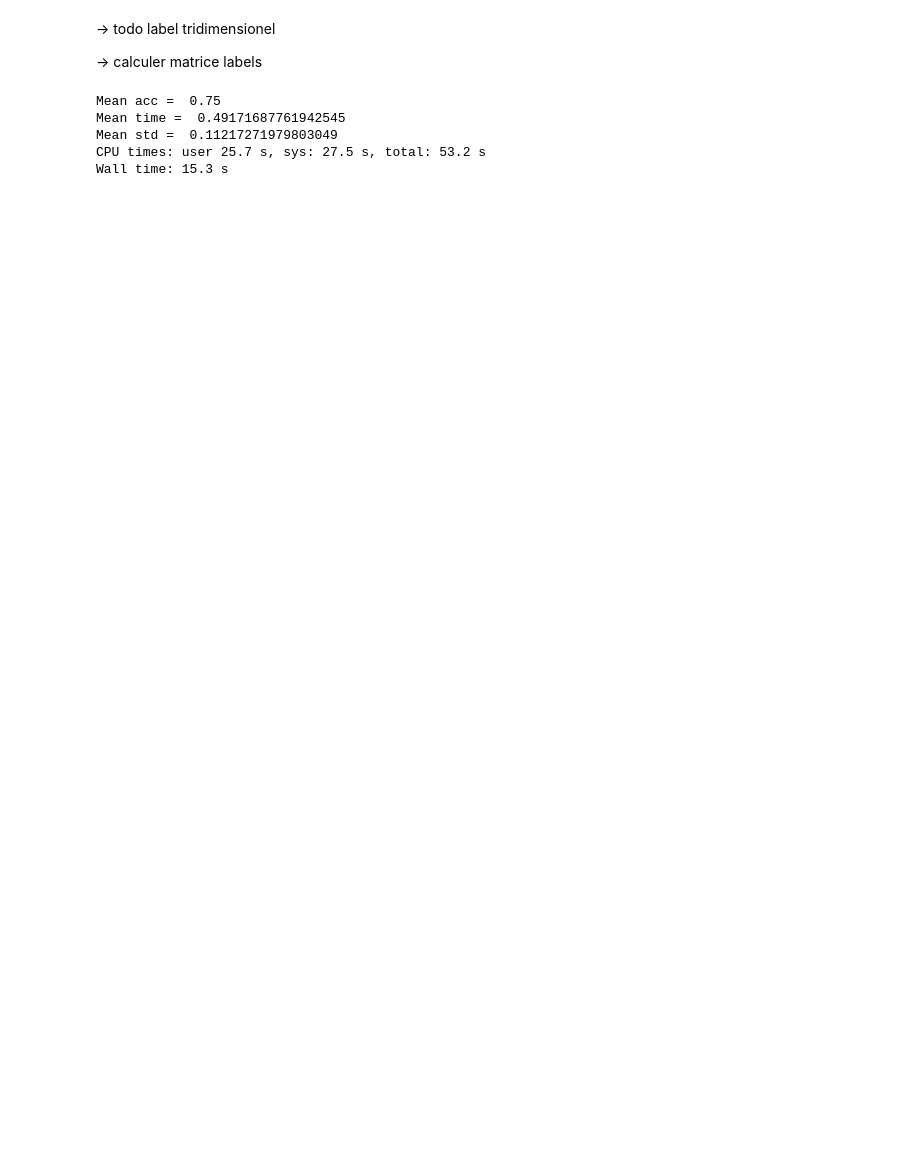
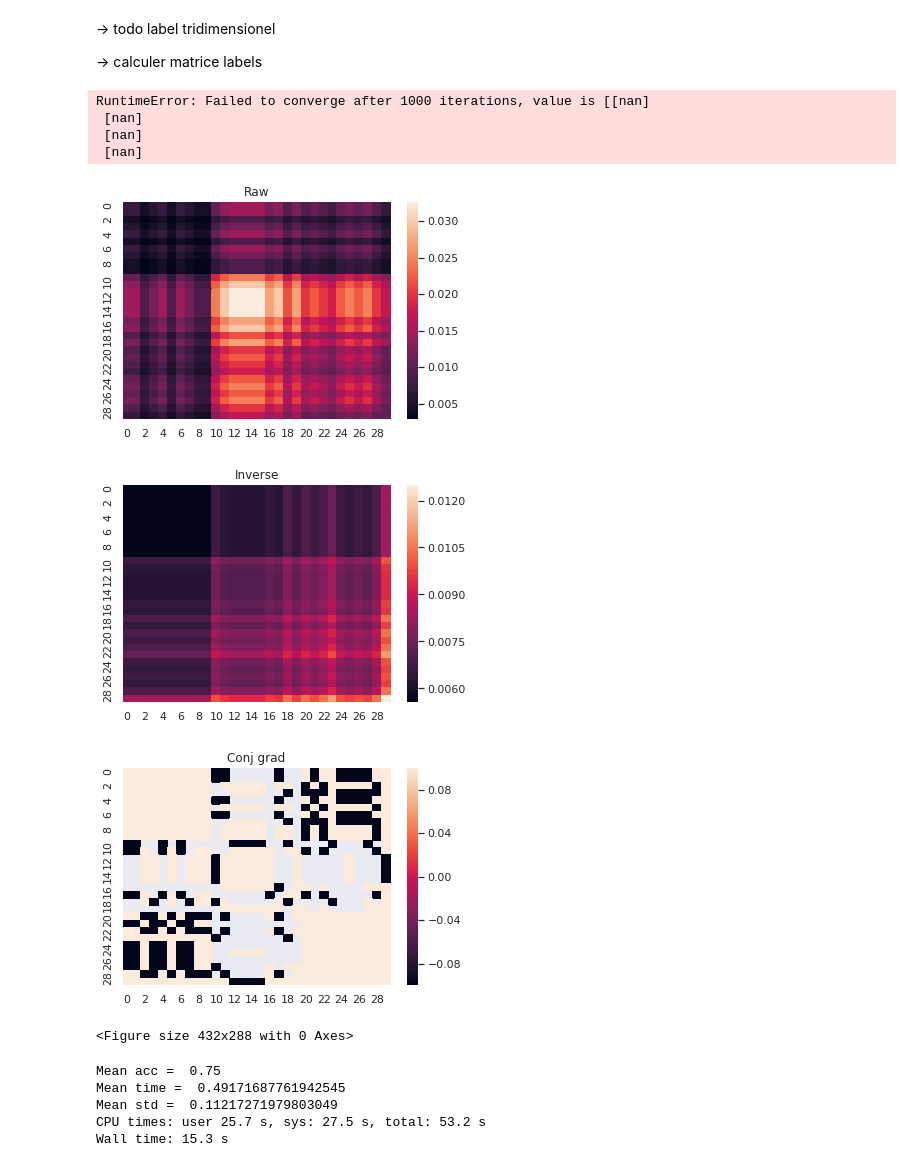
Before and after one commit to leoandeol/graph-kernels, a Jupyter notebook: tests.ipynb, the cells around one changed output. Cells and saved outputs as stored; diff of their text form; code cells hidden in the pictures; blank space fills up the shorter version.

```diff
--- a/tests.ipynb
+++ b/tests.ipynb
@@ -9,6 +9,37 @@ import matplotlib.pyplot as plt
 -> todo label tridimensionel
 
 -> calculer matrice labels
+# %%
+db = Database()
+d = []
+db2 = db.gen_database_test(9, 5, 5, 3)
+N = np.max(db2[:,0].shape[0])
+M = np.max([len(x.nonzero()[0]) for x in db2[:,0]])
+ker = Kernel(0.95,N,M)
+#brut
+plt.title("Raw")
+sns.heatmap(ker.build_gram_matrix(db2[:,0],kernel=ker.raw_kernel))
+plt.figure()
+plt.title("Inverse")
+sns.heatmap(ker.build_gram_matrix(db2[:,0],kernel=ker.inv_kernel))
+plt.figure()
+plt.title("Conj grad")
+sns.heatmap(ker.build_gram_matrix(db2[:,0],kernel=ker.conj_grad_kernel))
+plt.figure()
+plt.title("Fixed point")
+sns.heatmap(ker.build_gram_matrix(db2[:,0],kernel=ker.fixed_point_kernel))
+#plt.figure()
+#plt.title("Spectral Decomp")
+#sns.heatmap(ker.build_gram_matrix(db2[:,0],kernel=ker.spec_decomp_kernel))
+# %% [output]
+RuntimeError: Failed to converge after 1000 iterations, value is [[nan]
+ [nan]
+ [nan]
+ [nan]
+[figure, added]
+[figure, added]
+[figure, added]
+<Figure size 432x288 with 0 Axes>
 # %%
 %%time
 db = Database()
```
Also changed, not shown: parts of 1 cell of this notebook, 1 other file.
